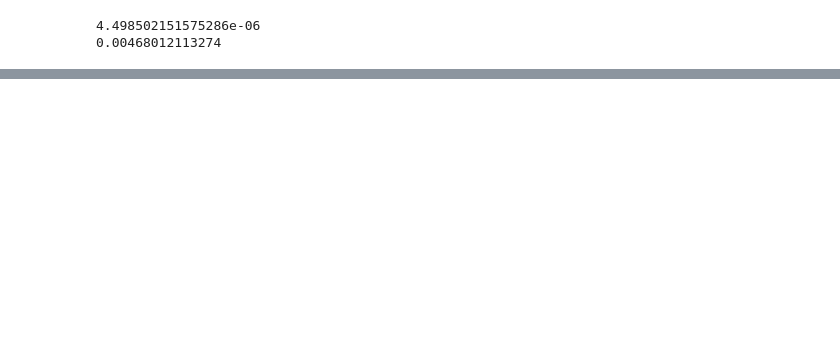
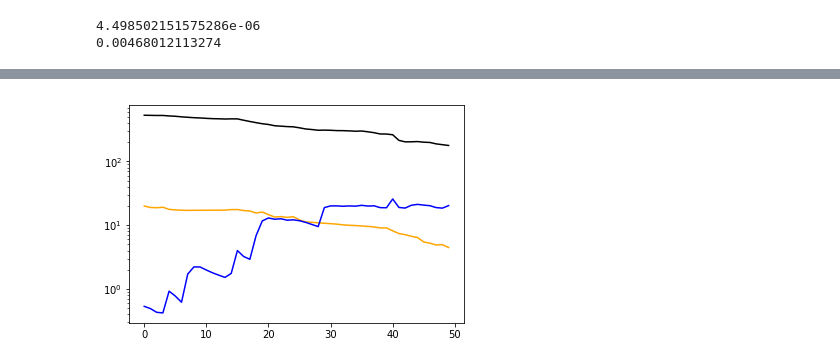
Before and after one commit to zpenoyre/illustris, a Jupyter notebook: particleSpin.ipynb, the cells around one changed output, grey strips where cells are left out. Cells and saved outputs as stored; diff of their text form; code cells hidden in the pictures; blank space fills up the shorter version.

```diff
--- a/particleSpin.ipynb
+++ b/particleSpin.ipynb
@@ -63,0 +86,8 @@ jZ.plot(range(10),js[:,2])
+# %%
+mZ=plt.gca()
+mZ.plot(range(nSnaps),mStar,c='orange')
+mZ.plot(range(nSnaps),mGas,c='b')
+mZ.plot(range(nSnaps),mDM,c='k')
+mZ.set_yscale('log')
+# %% [output]
+[figure, added]
```
Also changed, not shown: parts of 5 cells of this notebook.
